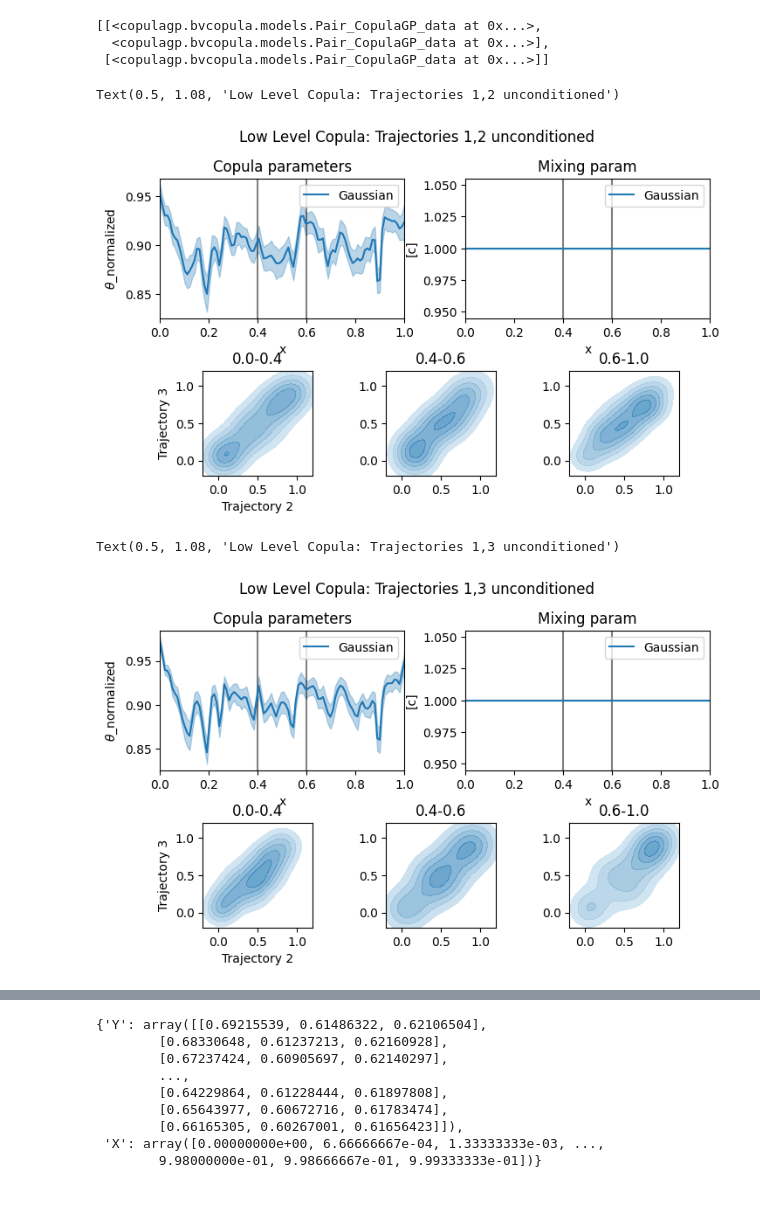
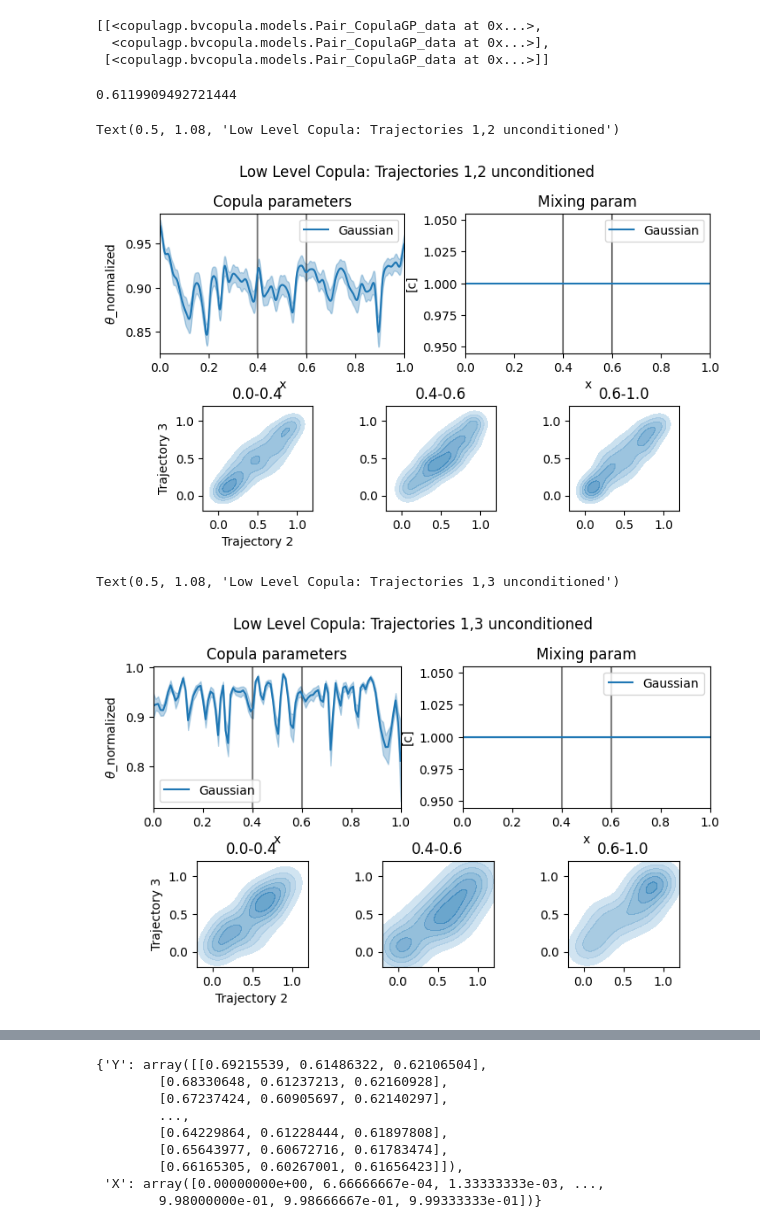
Before and after one commit to mwalden00/HonProj, a Jupyter notebook: notebooks/1.2-copulas-and-gpfa-sim-lorenz.ipynb, the cells around one changed output, grey strips where cells are left out. Drawn from its saved outputs; the diff is of its cells as text; code cells hidden in the pictures; blank space fills up the shorter version.

```diff
--- a/notebooks/1.2-copulas-and-gpfa-sim-lorenz.ipynb
+++ b/notebooks/1.2-copulas-and-gpfa-sim-lorenz.ipynb
@@ -166,7 +166,7 @@ max_rate = 70 * pq.Hz
 np.random.seed(42)  # for visualization purposes, we want to get identical spike trains at any run
 
 # specify data
-num_trials = 20
+num_trials = 100
 num_spiketrains = 50
 
 # calculate the oscillator
@@ -227,7 +227,7 @@ for i, y in enumerate(lorentz_trajectory_Ndim):
 trial_to_plot = 0
 ax4.set_title(f'Raster plot of trial {trial_to_plot}')
 ax4.set_xlabel('Time (s)')
-ax4.set_ylabel('Neuron id')
+ax4.set_ylabel('Neuron')
 for i, spiketrain in enumerate(spiketrains_lorentz[trial_to_plot]):
     ax4.plot(spiketrain, np.ones(len(spiketrain)) * i, ls='', marker='|')
 
@@ -353,7 +322,7 @@ trajectories.shape
 # %% [output]
 (20,)
 # %%
-trajectories_concat = np.concatenate(trajectories[:10], axis=1)
+trajectories_concat = np.concatenate(trajectories, axis=1)
 # %%
 import pickle as pkl
 
@@ -415,6 +374,10 @@ results_dict['models']
 [[<copulagp.bvcopula.models.Pair_CopulaGP_data at 0x...>,
   <copulagp.bvcopula.models.Pair_CopulaGP_data at 0x...>],
  [<copulagp.bvcopula.models.Pair_CopulaGP_data at 0x...>]]
+# %%
+data['Y'].mean()
+# %% [output]
+0.6119909492721444
 # %%
 from copulagp.utils import Plot_Fit
 import torch
@@ -422,8 +385,8 @@ import matplotlib.pyplot as plt
 
 try:
     Plot_Fit(
-        results_dict['models'][0][0].model_init(torch.device('cpu')),
-        np.arange(0,1,0.01),
+        results_dict['models'][0][1].model_init(torch.device('cpu')),
+        np.arange(0,1,0.001),
         results_dict['Y'].T[:100],
         'Trajectory 2',
         'Trajectory 3',
@@ -436,25 +399,25 @@ except IndexError:
 plt.suptitle('Low Level Copula: Trajectories 1,2 unconditioned',y=1.08)
 # %% [output]
 Text(0.5, 1.08, 'Low Level Copula: Trajectories 1,2 unconditioned')
-[figure, old version]
+[figure, new version]
 # %%
 from copulagp.utils import Plot_Fit
 import torch
 
 try:
     Plot_Fit(
-        results_dict['models'][0][1].model_init(torch.device('cpu')),
+        results_dict['models'][1][0].model_init(torch.device('cpu')),
         np.arange(0,1,0.01),
         results_dict['Y'].T[:100],
         'Trajectory 2',
         'Trajectory 3',
         torch.device('cpu')
         )
 except TypeError:
     pass
 except IndexError:
     pass
 plt.suptitle('Low Level Copula: Trajectories 1,3 unconditioned',y=1.08)
 # %% [output]
 Text(0.5, 1.08, 'Low Level Copula: Trajectories 1,3 unconditioned')
-[figure, old version]
+[figure, new version]
```
Also changed, not shown: parts of 9 cells of this notebook, 2 other files.
